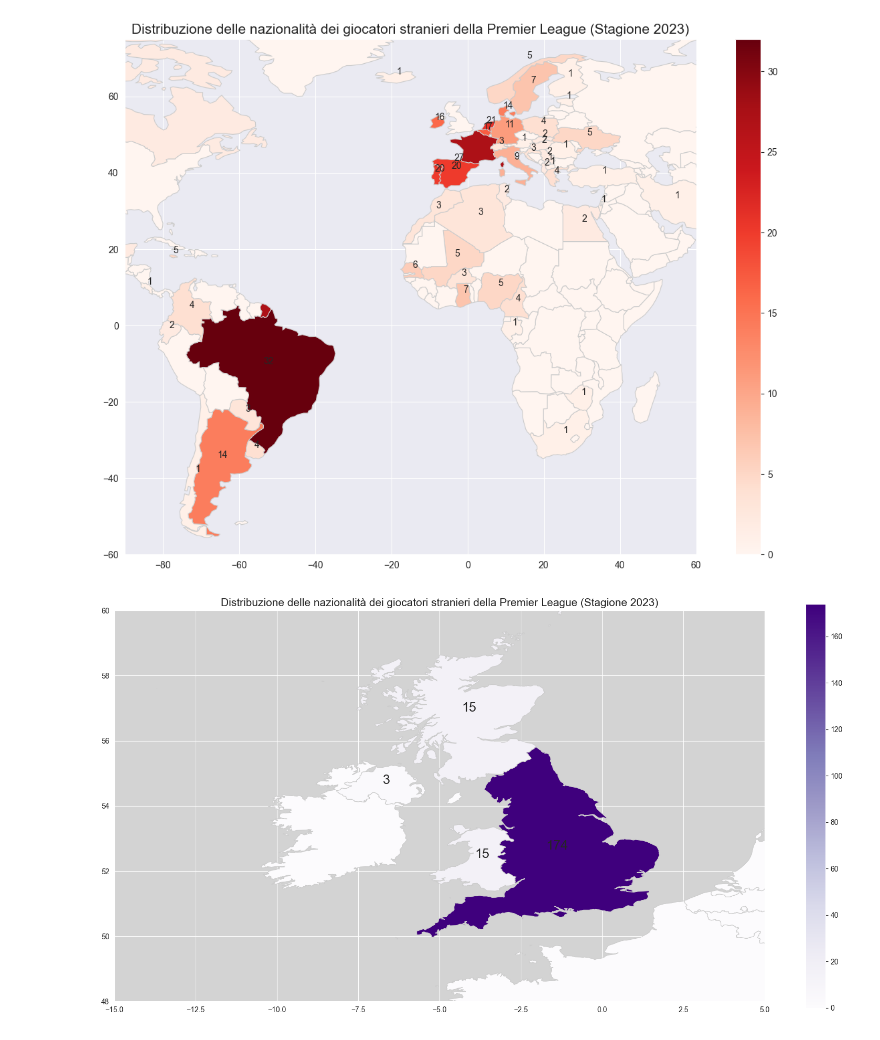
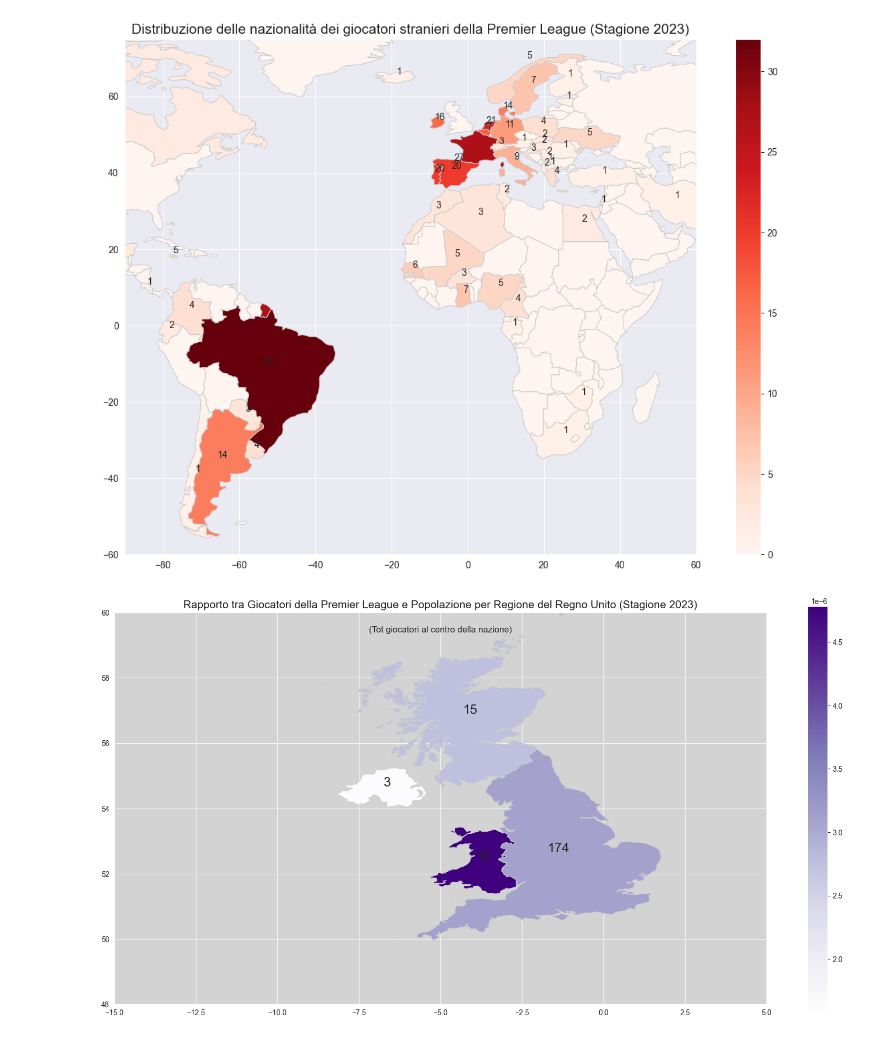
Before and after one commit to RiccardoPili/Football-Data-Analysis, a Jupyter notebook: data_analysis_visualization/player_stats.ipynb, the cells around one changed output. Saved outputs shown, nothing was run; the diff lists cells and outputs as text; code cells hidden in the pictures.

```diff
--- a/data_analysis_visualization/player_stats.ipynb
+++ b/data_analysis_visualization/player_stats.ipynb
@@ -645,43 +645,108 @@ plt.show()
 # %% [output]
 [figure]
 # %%
+# england = gpd.read_file("../geographic_data/ne_10m_admin_0_map_units.shp")
+#
+# wales_pop = 3136000
+# scotland_pop = 5454000
+# northern_ireland_pop = 1885000
+# england_pop = 55980000
+#
+# GB1_uk_players = GB1_players_df[GB1_players_df['nationality'].isin(uk_nationalities)]
+#
+# nationality_counts_uk = GB1_uk_players['nationality'].value_counts()
+#
+#
+# countries = england[england['GEOUNIT'].isin(nationality_counts_uk.index)]
+#
+# england = england.set_index('GEOUNIT')
+# england['counts'] = england.index.map(nationality_counts_uk).fillna(0)
+#
+# # Prepara il grafico
+# fig, ax = plt.subplots(1, 1, figsize=(20, 10))
+#
+# # Disegna la mappa utilizzando un colormap graduale per il numero di giocatori
+# england.plot(column='counts', cmap='Purples', linewidth=0.8, ax=ax, edgecolor='0.8', legend=True)
+#
+#
+# for idx, row in england.iterrows():
+#     # Trova il centroide di ciascuno stato
+#     centroid = row['geometry'].centroid
+#     # Estrai il numero di giocatori per lo stato corrente
+#     num_players = int(row['counts'])
+#     # Aggiungi il testo con il numero di giocatori al centro dello stato
+#     if num_players > 0:
+#         ax.annotate(text=num_players, xy=(centroid.x, centroid.y), xytext=(3, 3), textcoords="offset points", fontsize=18, ha='center')
+#
+# ax.set_facecolor('lightgrey')
+#
+# # Aggiungi un titolo
+# ax.set_title('Distribuzione delle nazionalità dei giocatori stranieri della Premier League (Stagione 2023)', fontdict={'fontsize': '15', 'fontweight' : '3'})
+#
+# ax.set_xlim(-15, 5)
+# ax.set_ylim(48, 60)
+#
+# # Mostra il grafico
+# plt.show()
+
+
+# Carica il file shapefile
 england = gpd.read_file("../geographic_data/ne_10m_admin_0_map_units.shp")
 
+# Popolazione delle regioni
+populations = {
+    'England': 55980000,
+    'Scotland': 5454000,
+    'Wales': 3136000,
+    'Northern Ireland': 1885000
+}
+
+# Filtra i giocatori per nazionalità UK
 GB1_uk_players = GB1_players_df[GB1_players_df['nationality'].isin(uk_nationalities)]
-
 nationality_counts_uk = GB1_uk_players['nationality'].value_counts()
 
-
+# Filtra le regioni nel shapefile
 countries = england[england['GEOUNIT'].isin(nationality_counts_uk.index)]
 
+# Imposta l'indice del dataframe
 england = england.set_index('GEOUNIT')
+
+# Aggiungi i counts al dataframe
 england['counts'] = england.index.map(nationality_counts_uk).fillna(0)
+
+# Aggiungi la popolazione al dataframe
+england['population'] = england.index.map(populations)
+
+# Calcola il rapporto tra counts e popolazione
+england['ratio'] = england['counts'] / england['population']
 
 # Prepara il grafico
 fig, ax = plt.subplots(1, 1, figsize=(20, 10))
 
-# Disegna la mappa utilizzando un colormap graduale per il numero di giocatori
-england.plot(column='counts', cmap='Purples', linewidth=0.8, ax=ax, edgecolor='0.8', legend=True)
-
+# Disegna la mappa utilizzando un colormap graduale per il rapporto giocatori/popolazione
+england.plot(column='ratio', cmap='Purples', linewidth=0.8, ax=ax, edgecolor='0.8', legend=True)
 
 for idx, row in england.iterrows():
     # Trova il centroide di ciascuno stato
     centroid = row['geometry'].centroid
     # Estrai il numero di giocatori per lo stato corrente
     num_players = int(row['counts'])
     # Aggiungi il testo con il numero di giocatori al centro dello stato
     if num_players > 0:
         ax.annotate(text=num_players, xy=(centroid.x, centroid.y), xytext=(3, 3), textcoords="offset points", fontsize=18, ha='center')
 
 ax.set_facecolor('lightgrey')
 
 # Aggiungi un titolo
-ax.set_title('Distribuzione delle nazionalità dei giocatori stranieri della Premier League (Stagione 2023)', fontdict={'fontsize': '15', 'fontweight' : '3'})
+ax.set_title('Rapporto tra Giocatori della Premier League e Popolazione per Regione del Regno Unito (Stagione 2023)', fontdict={'fontsize': '15', 'fontweight' : '3'})
+
+ax.text(0.5, 0.95, '(Tot giocatori al centro della nazione)', fontsize=12, ha='center', transform=ax.transAxes)
+
 
 ax.set_xlim(-15, 5)
 ax.set_ylim(48, 60)
 
 # Mostra il grafico
 plt.show()
 # %% [output]
-[figure, old version]
+[figure, new version]
```
Also changed, not shown: 1 other file.
